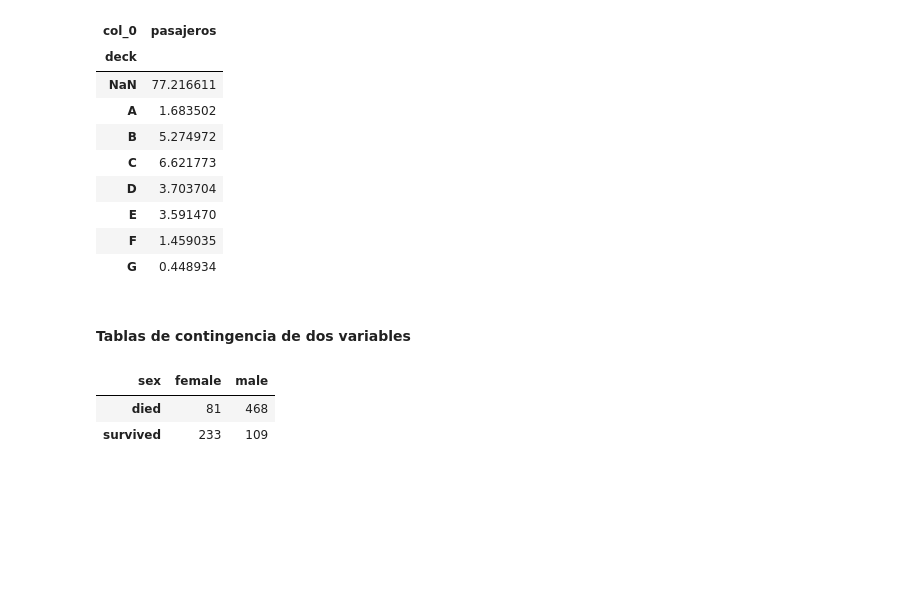
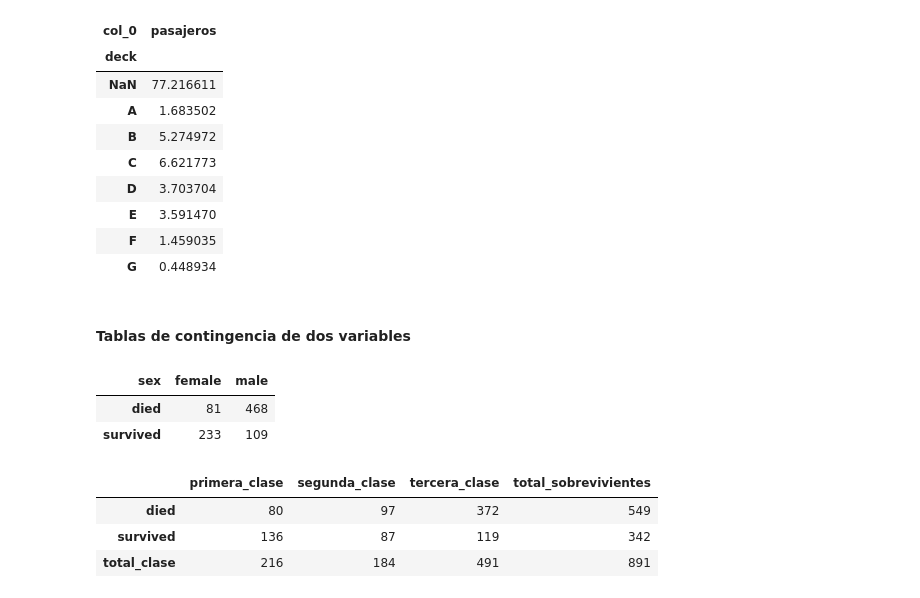
Before and after one commit to sebastian9610/Frogames, a Jupyter notebook: Estadistica-Descriptiva-RStudio-y-Python/EstDescriptiva-Datos-Cualitativos/Apuntes-Cualitativos.ipynb, the cells around one changed output. Drawn from its saved outputs; the diff is of its cells as text; code cells hidden in the pictures; blank space fills up the shorter version.

```diff
--- a/Estadistica-Descriptiva-RStudio-y-Python/EstDescriptiva-Datos-Cualitativos/Apuntes.ipynb
+++ b/Estadistica-Descriptiva-RStudio-y-Python/EstDescriptiva-Datos-Cualitativos/Apuntes-Cualitativos.ipynb
@@ -107,3 +107,13 @@ df_survived_sex
 | sex | female | male |
 | died | 81 | 468 |
 | survived | 233 | 109 |
+# %%
+df_survived_class = pd.crosstab(index=df_titanic['survived'], columns=df_titanic['pclass'], margins=True)
+df_survived_class.index = ['died', 'survived', 'total_clase']
+df_survived_class.columns = ['primera_clase', 'segunda_clase', 'tercera_clase', 'total_sobrevivientes']
+df_survived_class
+# %% [output]
+|  | primera_clase | segunda_clase | tercera_clase | total_sobrevivientes |
+| died | 80 | 97 | 372 | 549 |
+| survived | 136 | 87 | 119 | 342 |
+| total_clase | 216 | 184 | 491 | 891 |
```
Also changed, not shown: parts of 10 cells of this notebook, 1 other file.
